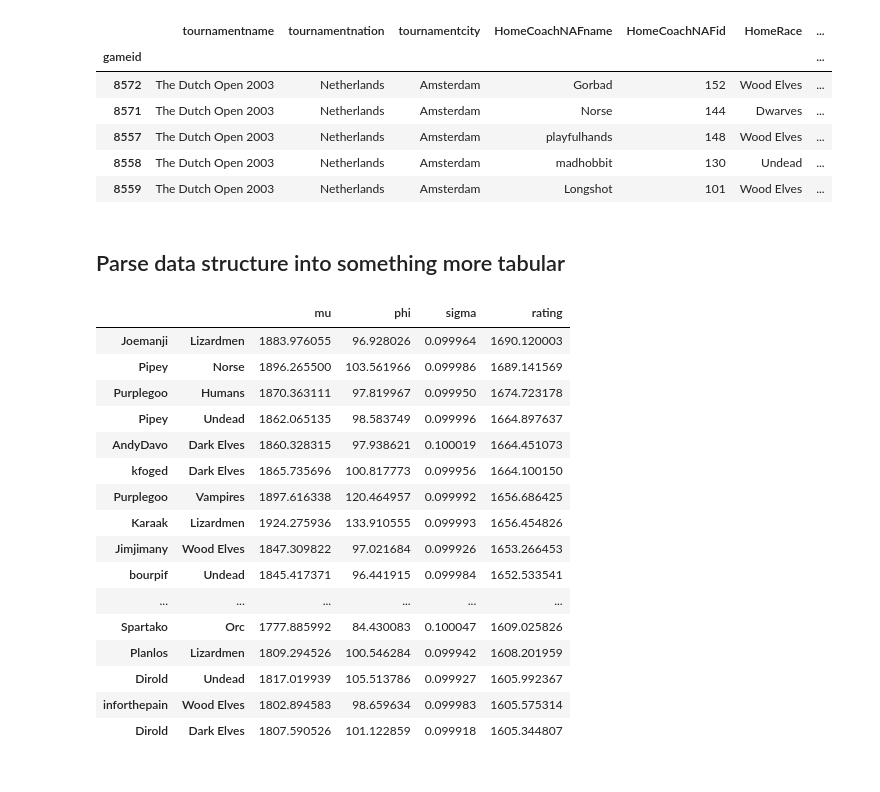
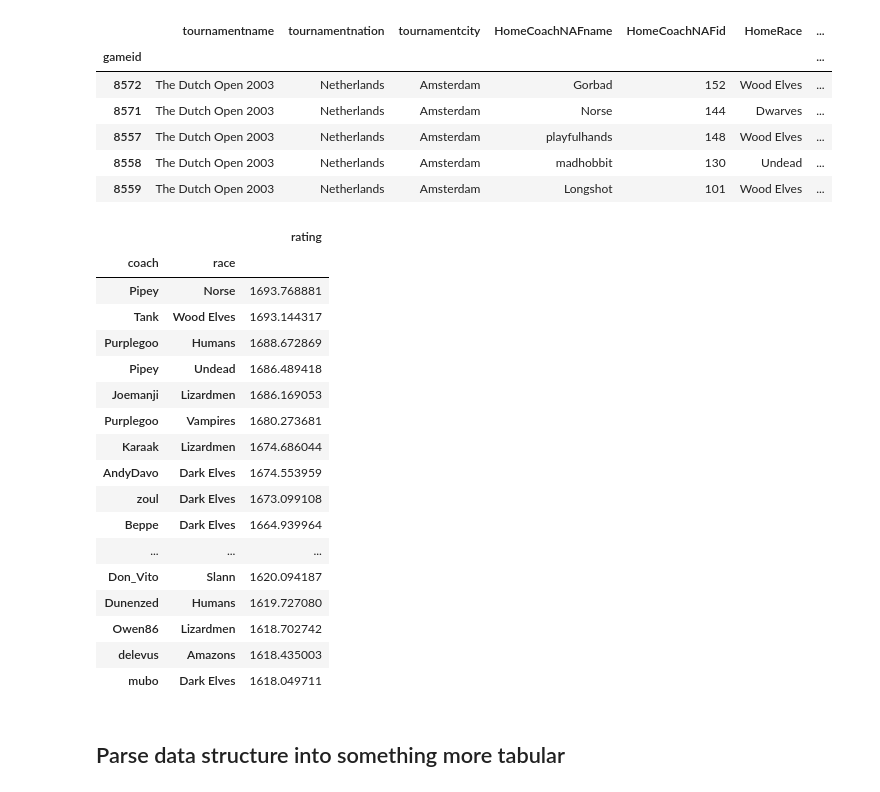
Before and after one commit to hardingnj/NAF, a Jupyter notebook: glicko.ipynb, the cells around one changed output. Saved outputs shown, nothing was run; the diff lists cells and outputs as text; code cells hidden in the pictures.

```diff
--- a/glicko.ipynb
+++ b/glicko.ipynb
@@ -151,2 +182,23 @@ for start, stop in zip(ranking_periods[:-1], ranking_periods[1:]):
+# %%
+df_current_ratings[:30]
+# %% [output]
+|  |  | rating |
+| coach | race |  |
+| Pipey | Norse | 1693.768881 |
+| Tank | Wood Elves | 1693.144317 |
+| Purplegoo | Humans | 1688.672869 |
+| Pipey | Undead | 1686.489418 |
+| Joemanji | Lizardmen | 1686.169053 |
+| Purplegoo | Vampires | 1680.273681 |
+| Karaak | Lizardmen | 1674.686044 |
+| AndyDavo | Dark Elves | 1674.553959 |
+| zoul | Dark Elves | 1673.099108 |
+| Beppe | Dark Elves | 1664.939964 |
+| ... | ... | ... |
+| Don_Vito | Slann | 1620.094187 |
+| Dunenzed | Humans | 1619.727080 |
+| Owen86 | Lizardmen | 1618.702742 |
+| delevus | Amazons | 1618.435003 |
+| mubo | Dark Elves | 1618.049711 |
 # %% [markdown]
 ## Parse data structure into something more tabular
@@ -179,20 +204,0 @@ combined_rankings.sort_values("rating", inplace=True, ascending=False)
-# %%
-combined_rankings[:30]
-# %% [output]
-|  |  | mu | phi | sigma | rating |
-| Joemanji | Lizardmen | 1883.976055 | 96.928026 | 0.099964 | 1690.120003 |
-| Pipey | Norse | 1896.265500 | 103.561966 | 0.099986 | 1689.141569 |
-| Purplegoo | Humans | 1870.363111 | 97.819967 | 0.099950 | 1674.723178 |
-| Pipey | Undead | 1862.065135 | 98.583749 | 0.099996 | 1664.897637 |
-| AndyDavo | Dark Elves | 1860.328315 | 97.938621 | 0.100019 | 1664.451073 |
-| kfoged | Dark Elves | 1865.735696 | 100.817773 | 0.099956 | 1664.100150 |
-| Purplegoo | Vampires | 1897.616338 | 120.464957 | 0.099992 | 1656.686425 |
-| Karaak | Lizardmen | 1924.275936 | 133.910555 | 0.099993 | 1656.454826 |
-| Jimjimany | Wood Elves | 1847.309822 | 97.021684 | 0.099926 | 1653.266453 |
-| bourpif | Undead | 1845.417371 | 96.441915 | 0.099984 | 1652.533541 |
-| ... | ... | ... | ... | ... | ... |
-| Spartako | Orc | 1777.885992 | 84.430083 | 0.100047 | 1609.025826 |
-| Planlos | Lizardmen | 1809.294526 | 100.546284 | 0.099942 | 1608.201959 |
-| Dirold | Undead | 1817.019939 | 105.513786 | 0.099927 | 1605.992367 |
-| inforthepain | Wood Elves | 1802.894583 | 98.659634 | 0.099983 | 1605.575314 |
-| Dirold | Dark Elves | 1807.590526 | 101.122859 | 0.099918 | 1605.344807 |
```
Also changed, not shown: parts of 19 cells of this notebook.
